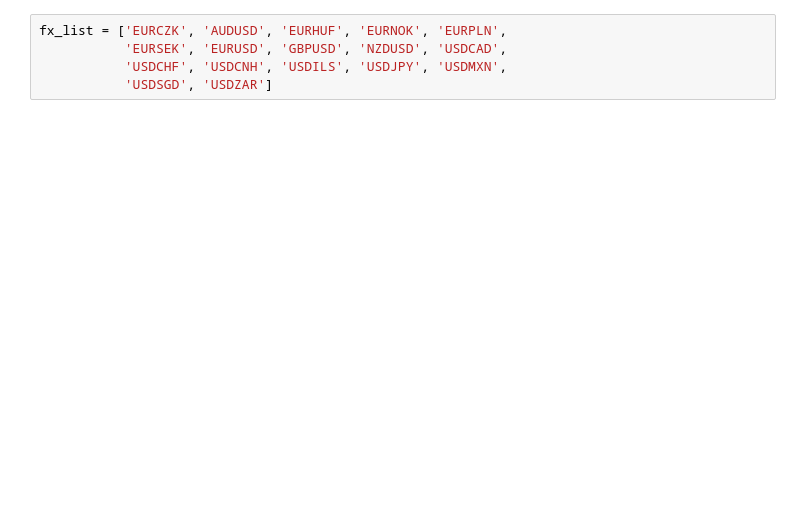
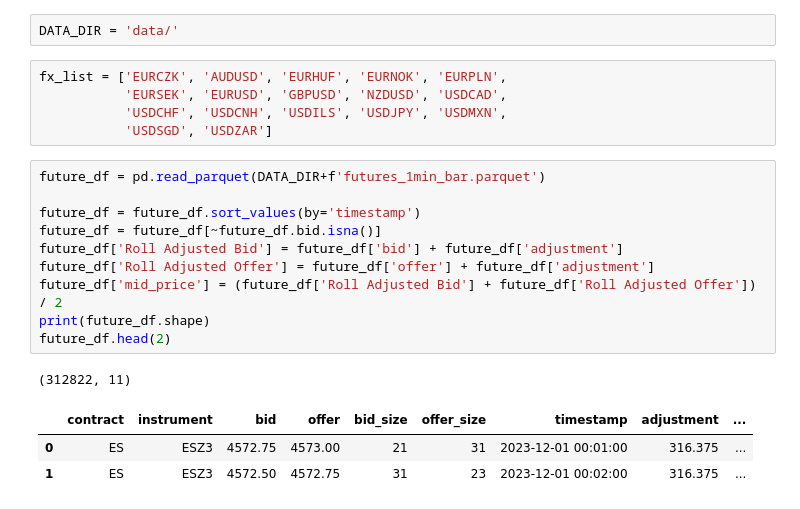
Before and after one commit to beaver68s/SoQ_strategy_project, a Jupyter notebook: EDA.ipynb, the cells around one changed output. Saved outputs shown, nothing was run; the diff lists cells and outputs as text; blank space fills up the shorter version.

```diff
--- a/EDA.ipynb
+++ b/EDA.ipynb
@@ -3,5 +12,22 @@ import pandas as pd
+# %%
+DATA_DIR = 'data/'
 # %%
 fx_list = ['EURCZK', 'AUDUSD', 'EURHUF', 'EURNOK', 'EURPLN',
            'EURSEK', 'EURUSD', 'GBPUSD', 'NZDUSD', 'USDCAD',
            'USDCHF', 'USDCNH', 'USDILS', 'USDJPY', 'USDMXN',
            'USDSGD', 'USDZAR']
+# %%
+future_df = pd.read_parquet(DATA_DIR+f'futures_1min_bar.parquet')
+
+future_df = future_df.sort_values(by='timestamp')
+future_df = future_df[~future_df.bid.isna()]
+future_df['Roll Adjusted Bid'] = future_df['bid'] + future_df['adjustment']
+future_df['Roll Adjusted Offer'] = future_df['offer'] + future_df['adjustment']
+future_df['mid_price'] = (future_df['Roll Adjusted Bid'] + future_df['Roll Adjusted Offer']) / 2
+print(future_df.shape)
+future_df.head(2)
+# %% [output]
+(312822, 11)
+|  | contract | instrument | bid | offer | bid_size | offer_size | timestamp | adjustment | ... |
+| 0 | ES | ESZ3 | 4572.75 | 4573.00 | 21 | 31 | 2023-12-01 00:01:00 | 316.375 | ... |
+| 1 | ES | ESZ3 | 4572.50 | 4572.75 | 31 | 23 | 2023-12-01 00:02:00 | 316.375 | ... |
```
Also changed, not shown: parts of 27 cells of this notebook, 3 other files.
